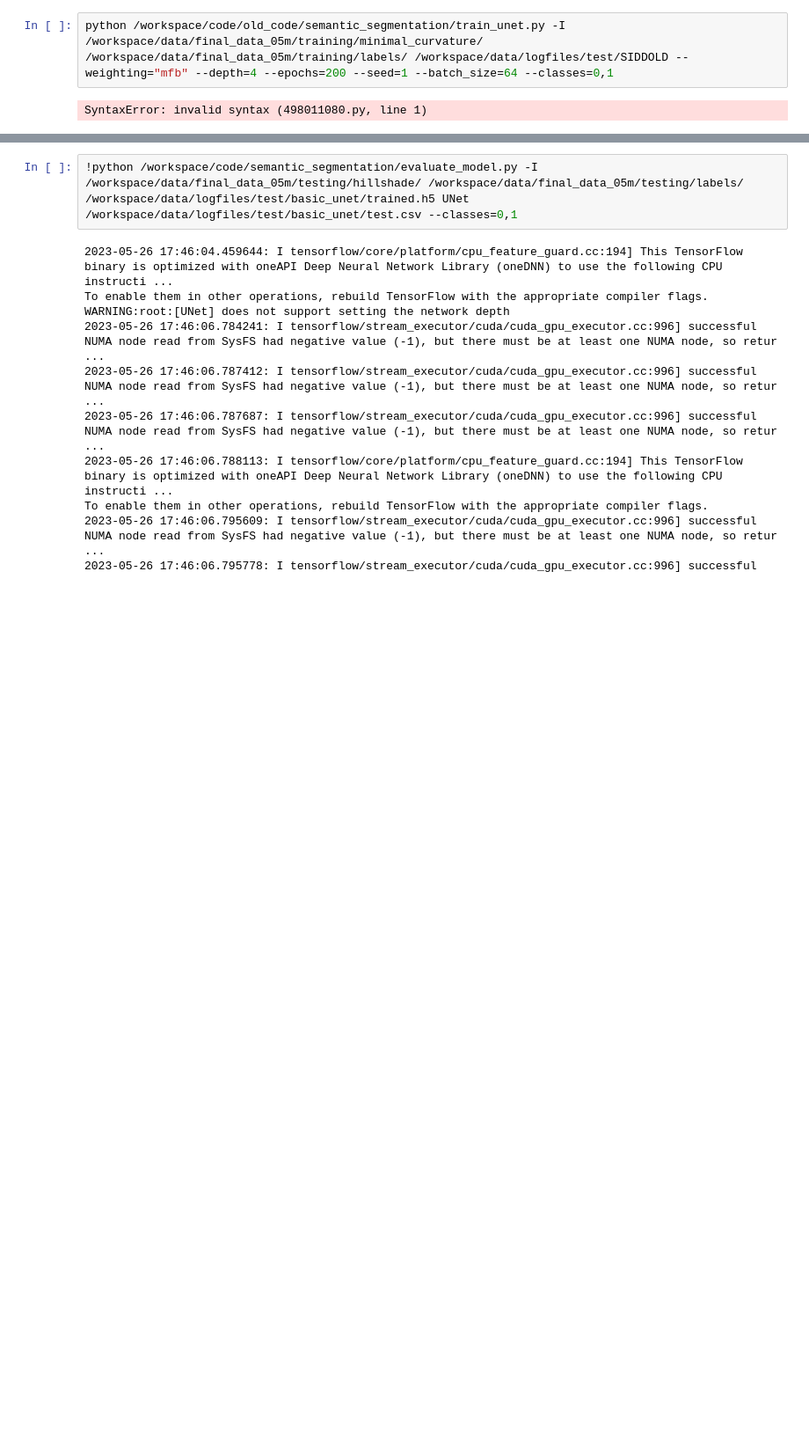
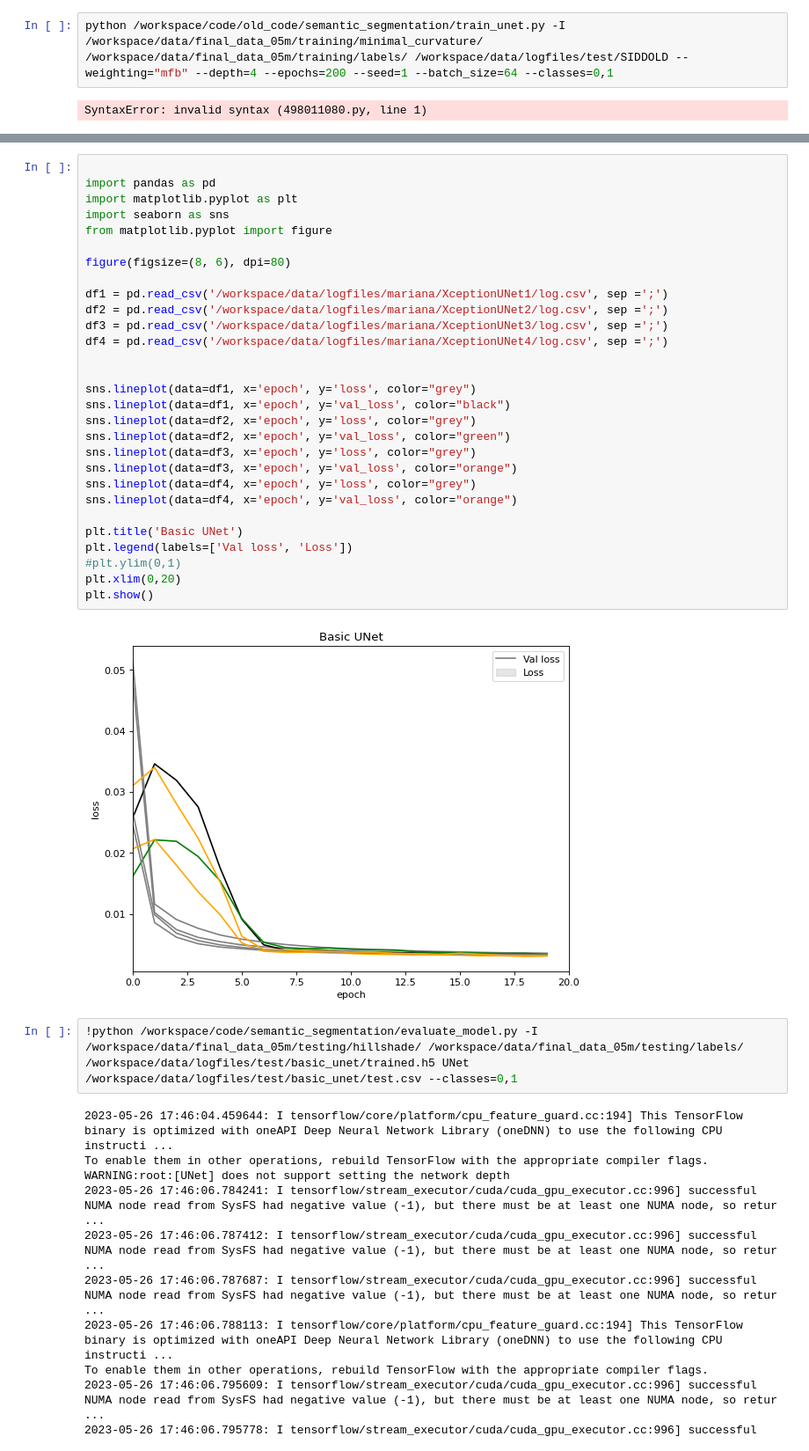
Before and after one commit to williamlidberg/Detection-of-hunting-pits-using-airborne-laser-scanning-and-deep-learning, a Jupyter notebook: notebooks/Exception Unet.ipynb, the cells around one changed output, grey strips where cells are left out. Shown at 88% size. Cells and saved outputs as stored; diff of their text form; blank space fills up the shorter version.

```diff
--- a/notebooks/Exception Unet.ipynb
+++ b/notebooks/Exception Unet.ipynb
@@ -259,3 +267,34 @@ plt.show()
+# %%
+
+import pandas as pd
+import matplotlib.pyplot as plt
+import seaborn as sns
+from matplotlib.pyplot import figure
+
+figure(figsize=(8, 6), dpi=80)
+
+df1 = pd.read_csv('/workspace/data/logfiles/mariana/XceptionUNet1/log.csv', sep =';')
+df2 = pd.read_csv('/workspace/data/logfiles/mariana/XceptionUNet2/log.csv', sep =';')
+df3 = pd.read_csv('/workspace/data/logfiles/mariana/XceptionUNet3/log.csv', sep =';')
+df4 = pd.read_csv('/workspace/data/logfiles/mariana/XceptionUNet4/log.csv', sep =';')
+
+
+sns.lineplot(data=df1, x='epoch', y='loss', color="grey")
+sns.lineplot(data=df1, x='epoch', y='val_loss', color="black")
+sns.lineplot(data=df2, x='epoch', y='loss', color="grey")
+sns.lineplot(data=df2, x='epoch', y='val_loss', color="green")
+sns.lineplot(data=df3, x='epoch', y='loss', color="grey")
+sns.lineplot(data=df3, x='epoch', y='val_loss', color="orange")
+sns.lineplot(data=df4, x='epoch', y='loss', color="grey")
+sns.lineplot(data=df4, x='epoch', y='val_loss', color="orange")
+
+plt.title('Basic UNet')
+plt.legend(labels=['Val loss', 'Loss'])
+#plt.ylim(0,1)
+plt.xlim(0,20)
+plt.show()
+# %% [output]
+[figure, added]
 # %%
 !python /workspace/code/semantic_segmentation/evaluate_model.py -I /workspace/data/final_data_05m/testing/hillshade/ /workspace/data/final_data_05m/testing/labels/ /workspace/data/logfiles/test/basic_unet/trained.h5 UNet /workspace/data/logfiles/test/basic_unet/test.csv --classes=0,1
 # %% [output]
```
Also changed, not shown: parts of 2 cells of this notebook, 17 other files.
